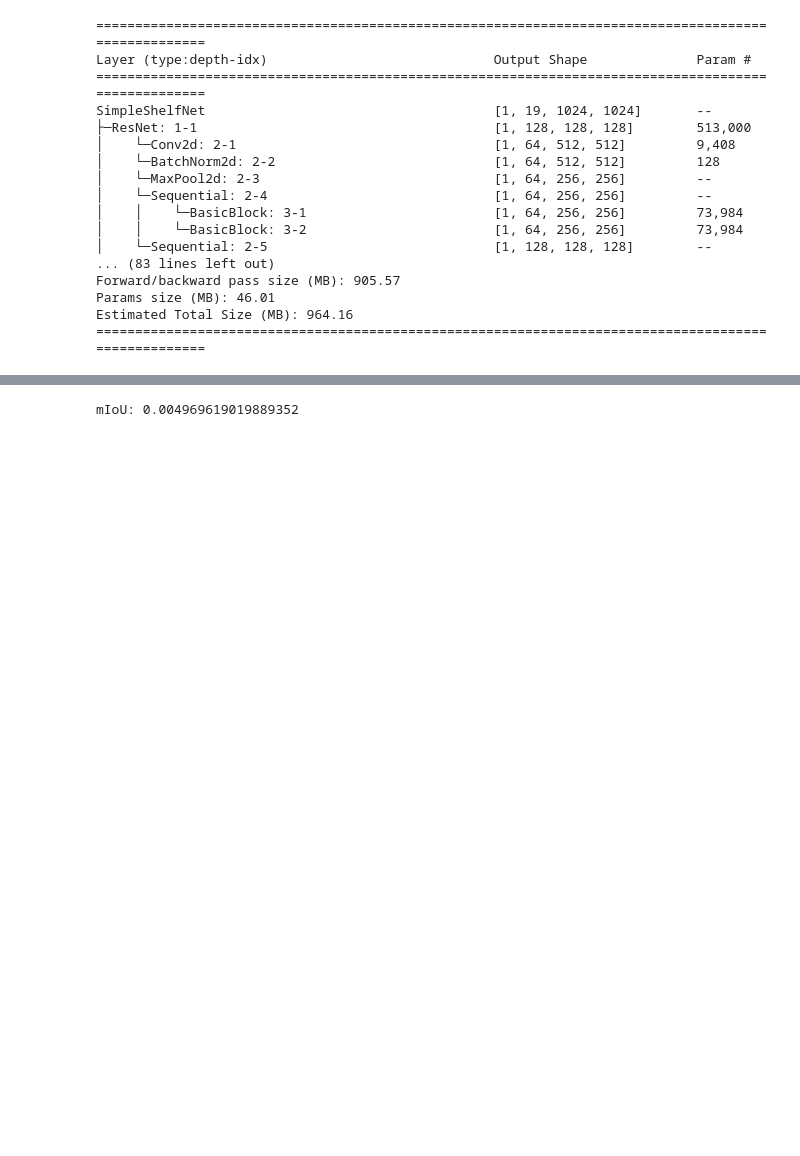
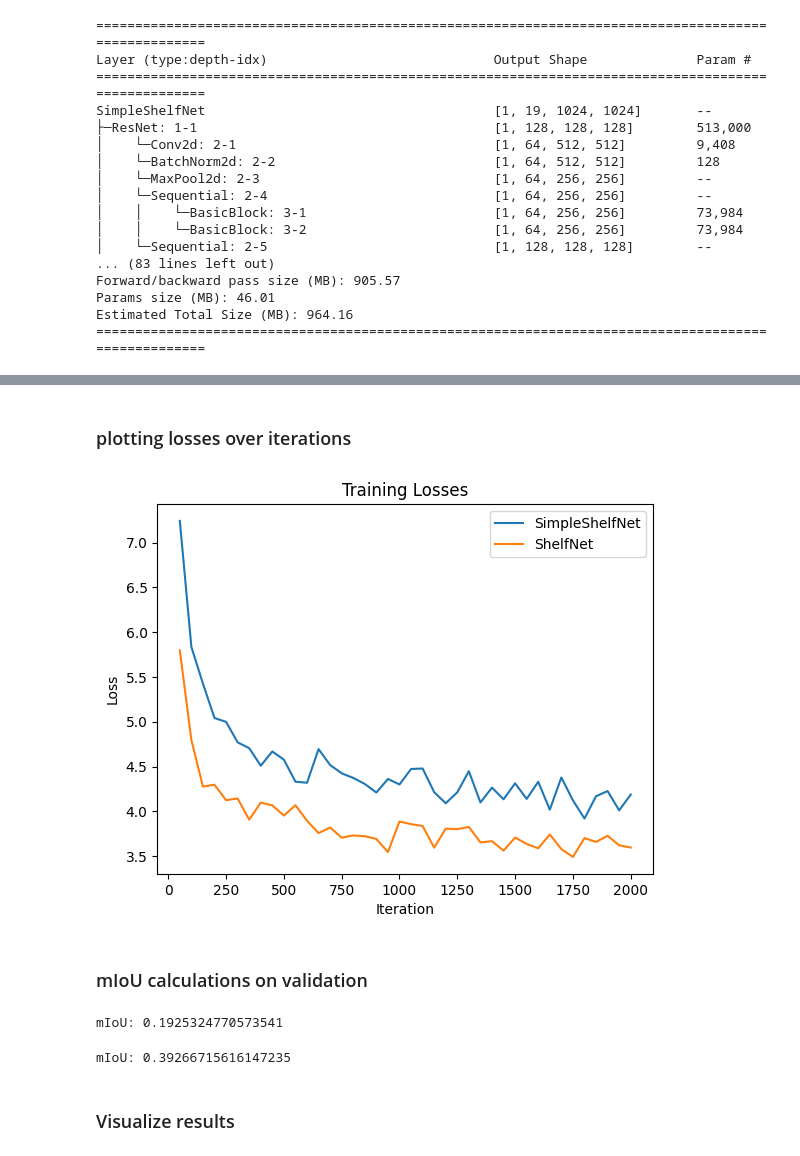
Before and after one commit to fzyang1227/deconv-nn, a Jupyter notebook: ShelfNet18_realtime/analysis_simple.ipynb, the cells around one changed output, grey strips where cells are left out. Saved outputs shown, nothing was run; the diff lists cells and outputs as text; code cells hidden in the pictures; blank space fills up the shorter version.

```diff
--- a/ShelfNet18_realtime/analysis_simple.ipynb
+++ b/ShelfNet18_realtime/analysis_simple.ipynb
@@ -354,3 +495,30 @@ KeyboardInterrupt:
+# %% [markdown]
+### plotting losses over iterations
+# %%
+import matplotlib.pyplot as plt
+import json
+
+with open('./res/loss_1999.json', 'r') as f:
+    loss_iters1 = json.load(f)
+
+with open('./resOG/loss_1999.json', 'r') as f:
+    loss_iters2 = json.load(f)
+
+def plot_loss(loss1, loss2):
+    x = np.arange(0+50, len(loss1)*50+1, msg_iter)
+    plt.plot(x, np.array(loss1), label='SimpleShelfNet')
+    plt.plot(x, np.array(loss2), label='ShelfNet')
+    plt.title('Training Losses')
+    plt.xlabel('Iteration')
+    plt.ylabel('Loss')
+    plt.legend()
+    plt.show()
+
+plot_loss(loss_iters1, loss_iters2)
+# %% [output]
+[figure, added]
+# %% [markdown]
+### mIoU calculations on validation
 # %%
 from tqdm import tqdm
 
@@ -374,7 +542,22 @@ net.eval()
 
 # evaluate via mIoU
 mEval = MscEval(net, dl_val, flip=False)
-mIoU, hist = mEval.evaluate()
+mIoU = mEval.evaluate()
 print(f'mIoU: {mIoU}')
 # %% [output]
-mIoU: 0.004969619019889352
+mIoU: 0.1925324770573541
+# %%
+# load original realtime model
+net2 = ShelfNet(n_classes=19)
+net2.load_state_dict(torch.load('resOG/model_final.pth'))
+net2.cuda()
+net2.eval()
+
+# evaluate via mIoU
+mEval = MscEval(net2, dl_val, flip=False)
+mIoU = mEval.evaluate()
+print(f'mIoU: {mIoU}')
+# %% [output]
+mIoU: 0.39266715616147235
+# %% [markdown]
+### Visualize results
```
Also changed, not shown: parts of 13 cells of this notebook, 2 other files.
